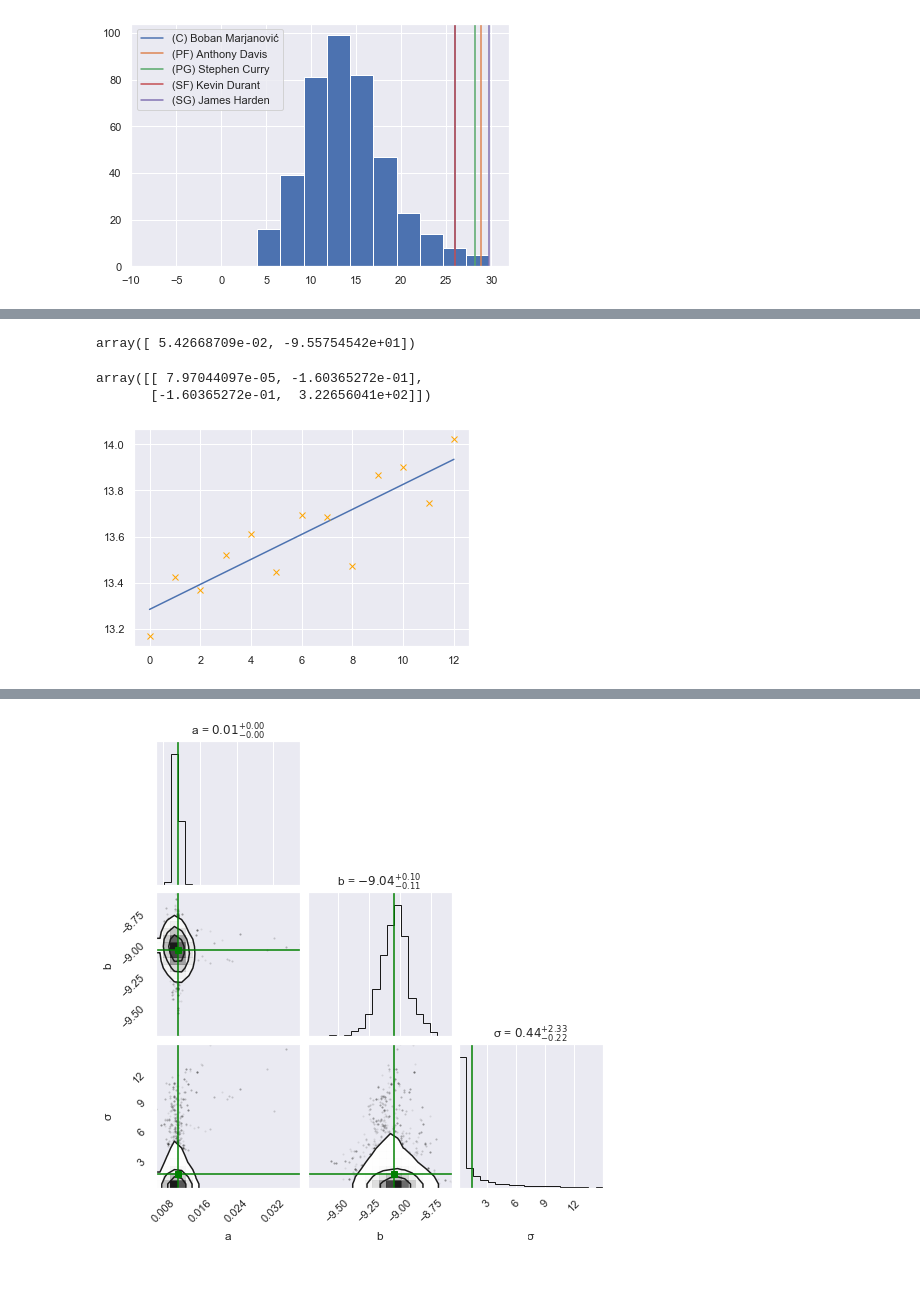
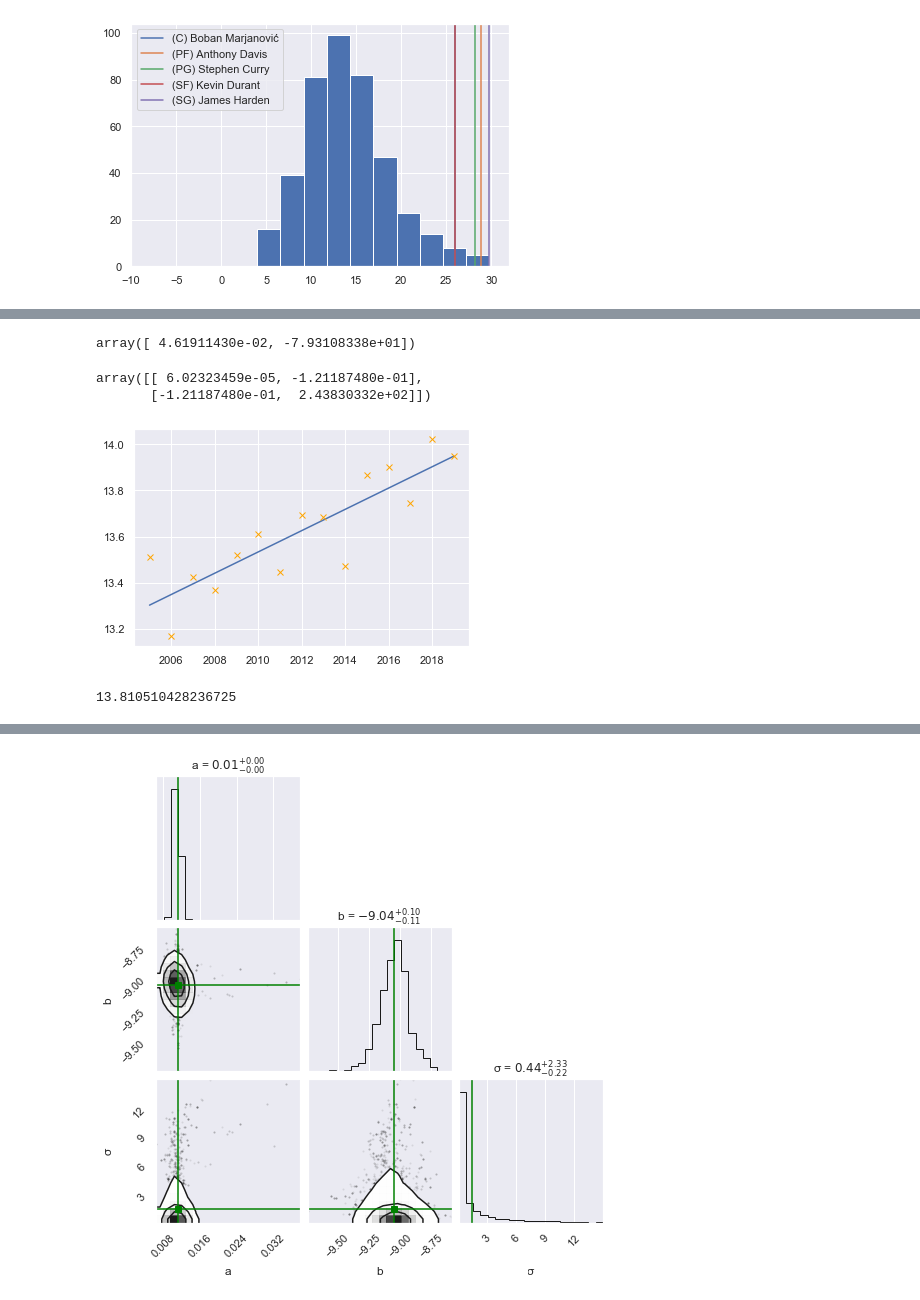
Before and after one commit to guygozlan/SciComPy_NBA, a Jupyter notebook: NBA.ipynb, the cells around one changed output, grey strips where cells are left out. Drawn from its saved outputs; the diff is of its cells as text; code cells hidden in the pictures.

```diff
--- a/NBA.ipynb
+++ b/NBA.ipynb
@@ -303,12 +313,17 @@ years_range=(2006,2019)
+# %%
+years_range=(2005,2020)
 # %%
+# TODO: Fetching as module
 columns_to_convert = ['Age','G','MP','PER','TS%','3PAr','FTr','ORB%','DRB%','TRB%','AST%','STL%','BLK%',
                     'TOV%','USG%','OWS' ,'DWS','WS','WS/48','OBPM','DBPM','BPM','VORP']
 mean_per = []
+std_per = []
 for y in range(*years_range,1):
     url = 'https://www.basketball-reference.com/leagues/NBA_{}_advanced.html'.format(y)
     df=fetch_data(url)
     preprocess_df(columns_to_convert)
     mean_per.append(np.mean(df['PER']))
+    std_per.append(np.std(df['PER']))
 # %%
 mean_per
 # %% [output]
@@ -340,16 +359,16 @@ pars, cov = curve_fit(f=lin_func, xdata=range(*years_range,1), ydata=mean_per)
 # %%
 pars
 # %% [output]
-array([ 5.42668709e-02, -9.55754542e+01])
+array([ 4.61911430e-02, -7.93108338e+01])
 # %%
 cov
 # %% [output]
-array([[ 7.97044097e-05, -1.60365272e-01],
-       [-1.60365272e-01,  3.22656041e+02]])
+array([[ 6.02323459e-05, -1.21187480e-01],
+       [-1.21187480e-01,  2.43830332e+02]])
 # %%
-plt.plot(lin_func(range(*years_range,1), pars[0], pars[1]))
-plt.plot(mean_per, 'x', color='orange')
+plt.plot(range(*years_range), lin_func(range(*years_range,1), pars[0], pars[1]))
+plt.plot(range(*years_range), mean_per, 'x', color='orange')
 plt.show()
 #TODO: Add variance to the line. Maybe sample from the normal dist of a,b
 # %% [output]
-[figure, old version]
+[figure, new version]
@@ -355,0 +378,4 @@ plt.show()
+# %%
+get_per_mean_and_var(lin_func, 2016, pars)
+# %% [output]
+13.810510428236725
```
Also changed, not shown: parts of 12 cells of this notebook.
